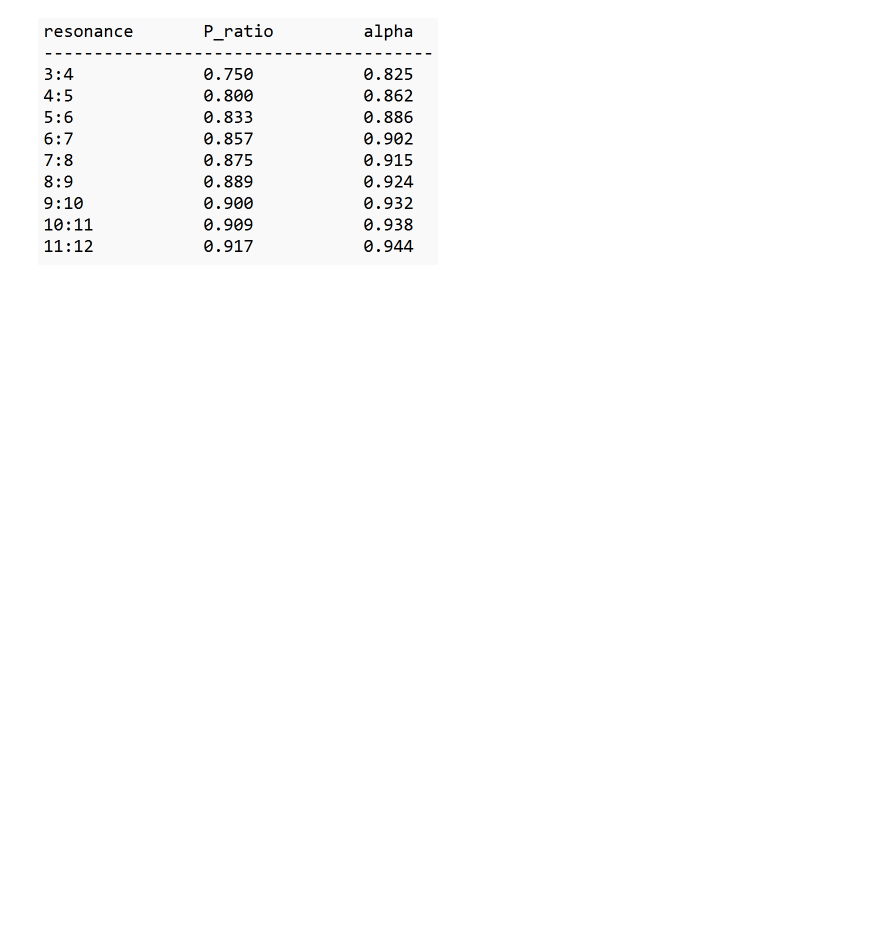
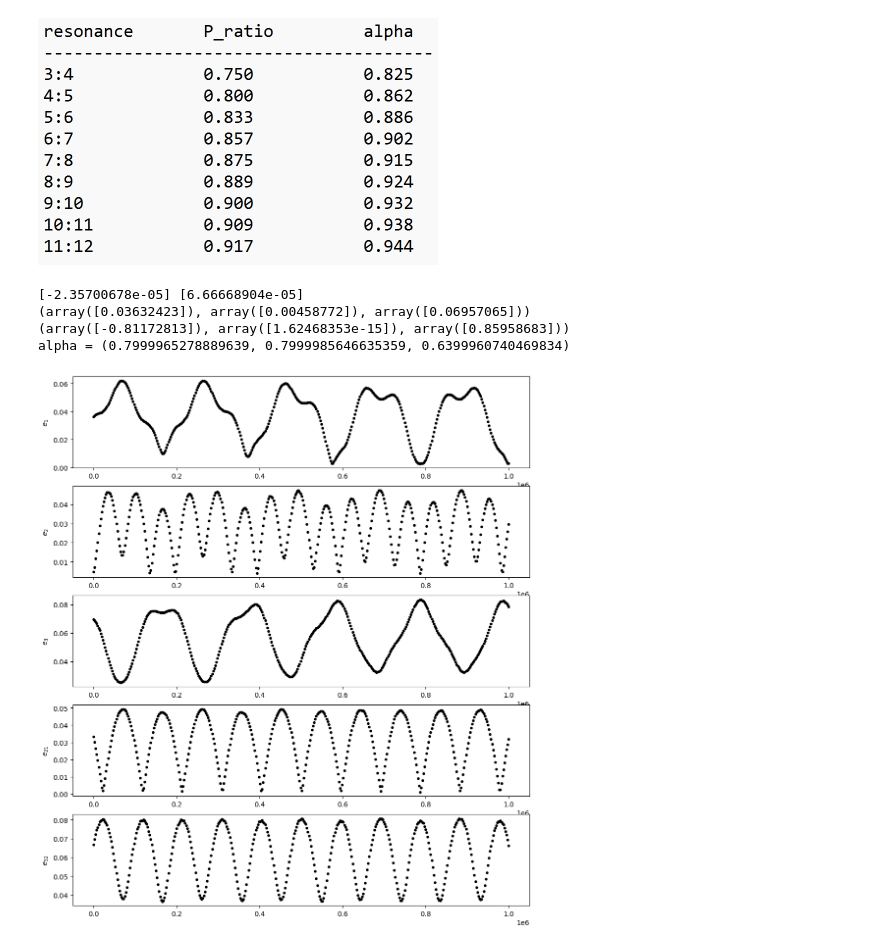
Before and after one commit to EritasY/Chaos, a Jupyter notebook: Plot eccentricity.ipynb, the cells around one changed output. Saved outputs shown, nothing was run; the diff lists cells and outputs as text; code cells hidden in the pictures; blank space fills up the shorter version.

```diff
--- a/Plot eccentricity.ipynb
+++ b/Plot eccentricity.ipynb
@@ -187,3 +212,22 @@ alpha = (0.8700001917376813, 0.8899994193768476, 0.7742996655042824)
 <div>
 <img src="attachment:Screenshot%202023-06-20%20113045.png" width="400"/>
 </div>
+# %%
+alpha = 0.8, 0.8
+mass = 2e-6,1e-6,1e-6
+ecc = 0.05, 0.05, 0.05
+pomega = 0, 0, np.pi
+amp1, amp2, amp3, phase1, phase2, phase3, omega2, omega3, phi = GtoS(alpha, mass, ecc, pomega)
+# %%
+A2_b, A3_b, theta = breathingON(mass, phi, amp3)
+print(A2_b, A3_b)
+ecc, pomega = StoG(mass, (amp1, A2_b, A3_b), (phase1, phase2, phase2+theta), phi)
+print(ecc)
+print(pomega)
+sim(alpha, mass, ecc, pomega, 1e6)
+# %% [output]
+[-2.35700678e-05] [6.66668904e-05]
+(array([0.03632423]), array([0.00458772]), array([0.06957065]))
+(array([-0.81172813]), array([1.62468353e-15]), array([0.85958683]))
+alpha = (0.7999965278889639, 0.7999985646635359, 0.6399960740469834)
+[figure, added]
```
Also changed, not shown: parts of 12 cells of this notebook, 3 other files.
